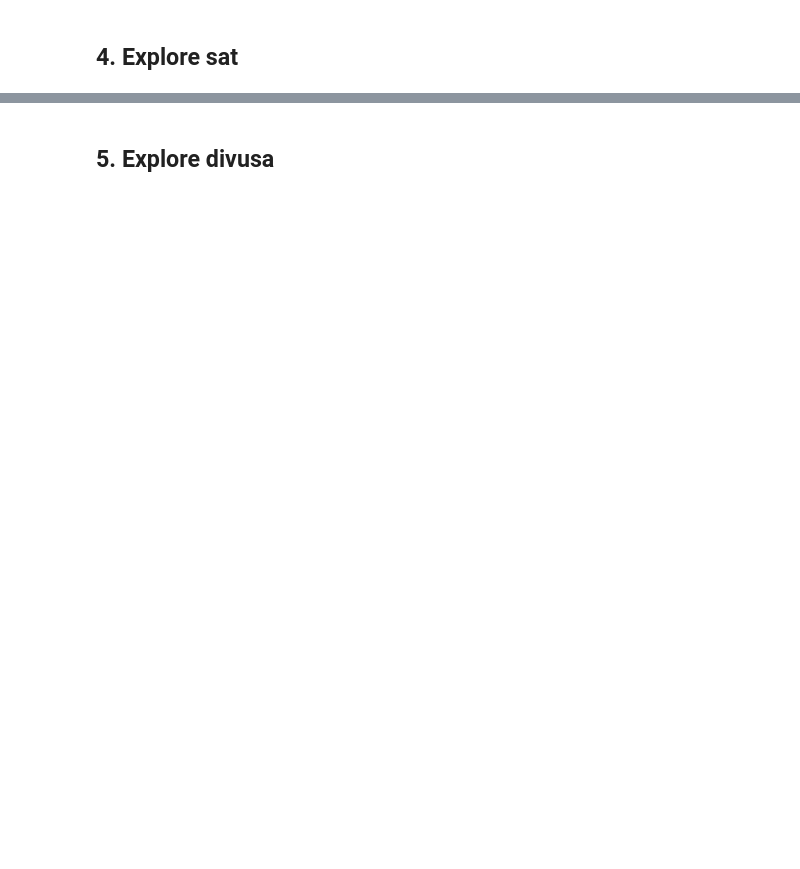
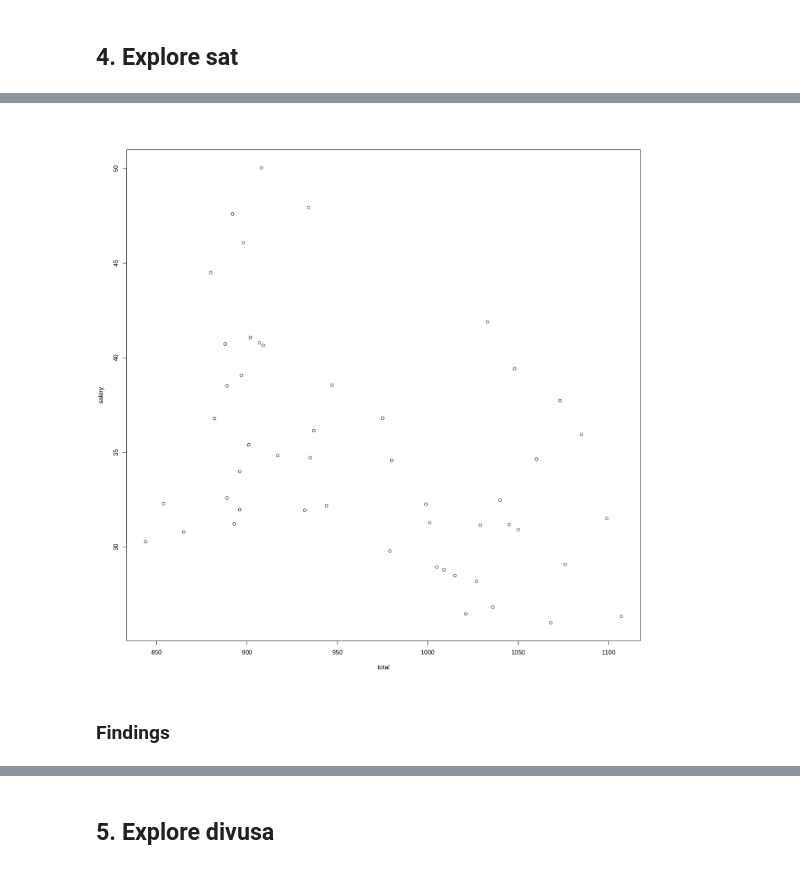
Before and after one commit to j-buss/Linear_Models_with_R, a Jupyter notebook: Chapter_01/Chapter_01_Exercises.ipynb, the cells around one changed output, grey strips where cells are left out. Saved outputs shown, nothing was run; the diff lists cells and outputs as text; code cells hidden in the pictures; blank space fills up the shorter version.

```diff
--- a/Chapter_01/Chapter_01_Exercises.ipynb
+++ b/Chapter_01/Chapter_01_Exercises.ipynb
@@ -214,0 +232,4 @@ head(sat)
+# %%
+plot(salary ~ total, sat)
+# %% [output]
+[figure, added]
@@ -214,0 +238,2 @@ head(sat)
+# %% [markdown]
+### Findings
```
Also changed, not shown: parts of 17 cells of this notebook.
